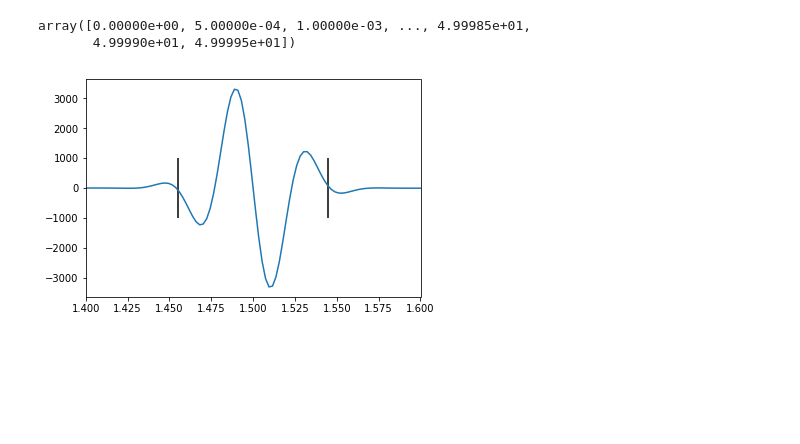
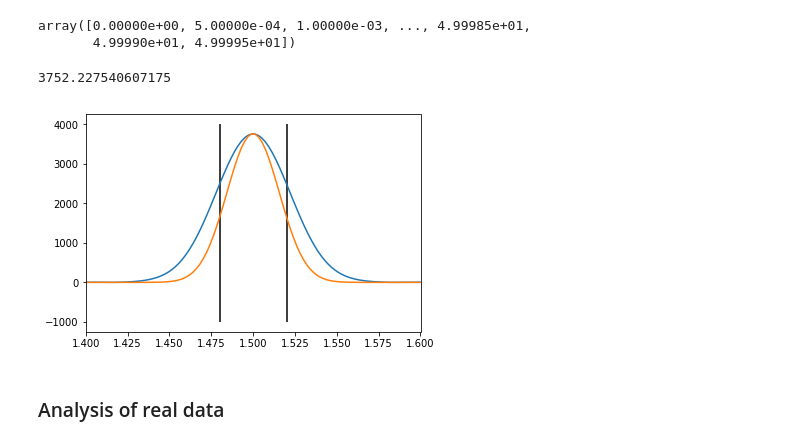
Before and after one commit to marcodalessandro76/Generation-and-decay-of-the-degree-of-spin-polarization-in-GaAs, a Jupyter notebook: ANALYSIS_FT.ipynb, the cells around one changed output. Cells and saved outputs as stored; diff of their text form; code cells hidden in the pictures; blank space fills up the shorter version.

```diff
--- a/ANALYSIS_FT.ipynb
+++ b/ANALYSIS_FT.ipynb
@@ -106,13 +106,23 @@ array([0.00000e+00, 5.00000e-04, 1.00000e-03, ..., 4.99985e+01,
 # %%
 fourier = np.fft.fft(field)
 fourierplus = fourier[0:int(N/2)]
+fabs = np.sqrt(fourierplus.real**2+fourierplus.imag**2)
+# %%
+fabs.max()
+# %% [output]
+3752.227540607175
 # %%
 #plt.plot(freq,fourier.real**2+fourier.imag**2)
-plt.plot(hplanck*fplus,fourierplus.real)
+#plt.plot(hplanck*fplus,fourierplus.real)
+#plt.plot(hplanck*fplus,fourierplus.imag)
+plt.plot(hplanck*fplus,fabs)
+plt.plot(hplanck*fplus,fabs**2/3750)
 plt.xlim(epump-0.1,epump+0.1)
-spread = 90 # meV
-plt.vlines(x=epump-1e-3*spread*0.5,ymin=-1000,ymax=1000)
-plt.vlines(x=epump+1.e-3*spread*0.5,ymin=-1000,ymax=1000)
+spread = 40 # meV
+plt.vlines(x=epump-1e-3*spread*0.5,ymin=-1000,ymax=4000)
+plt.vlines(x=epump+1.e-3*spread*0.5,ymin=-1000,ymax=4000)
 plt.show()
 # %% [output]
-[figure, old version]
+[figure, new version]
+# %% [markdown]
+### Analysis of real data
```
Also changed, not shown: parts of 11 cells of this notebook, 1 other file.
